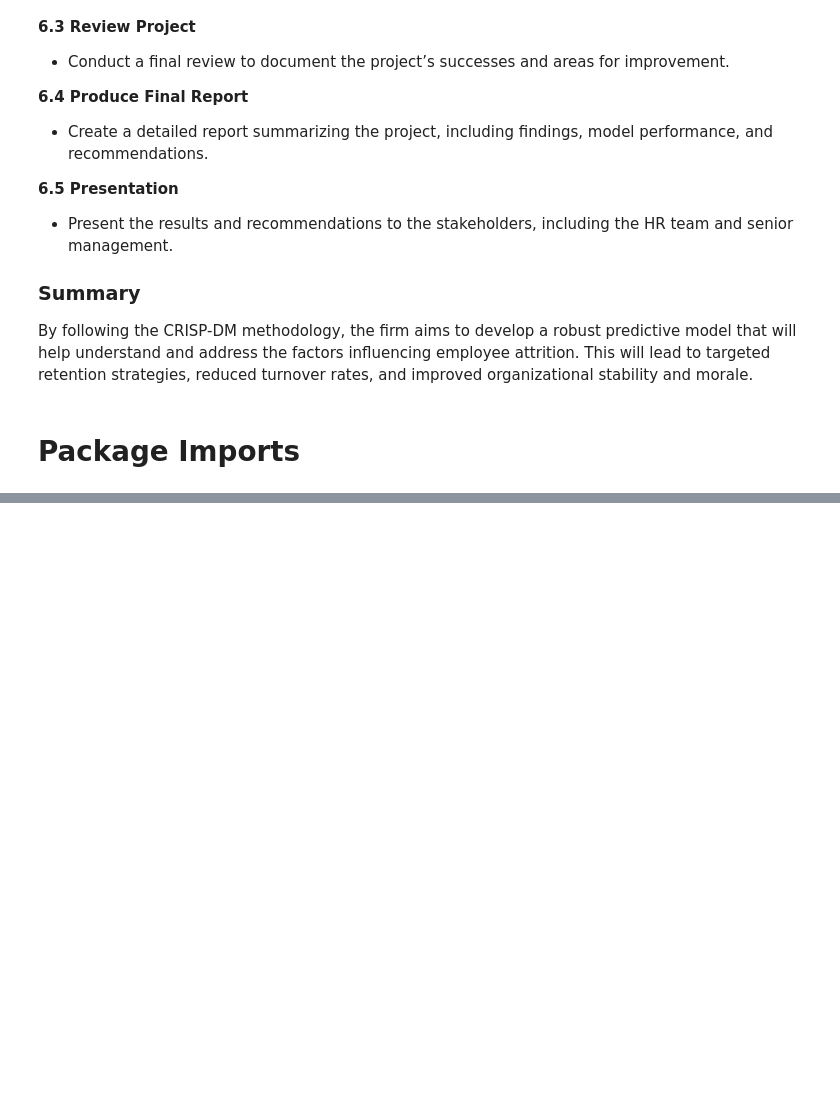
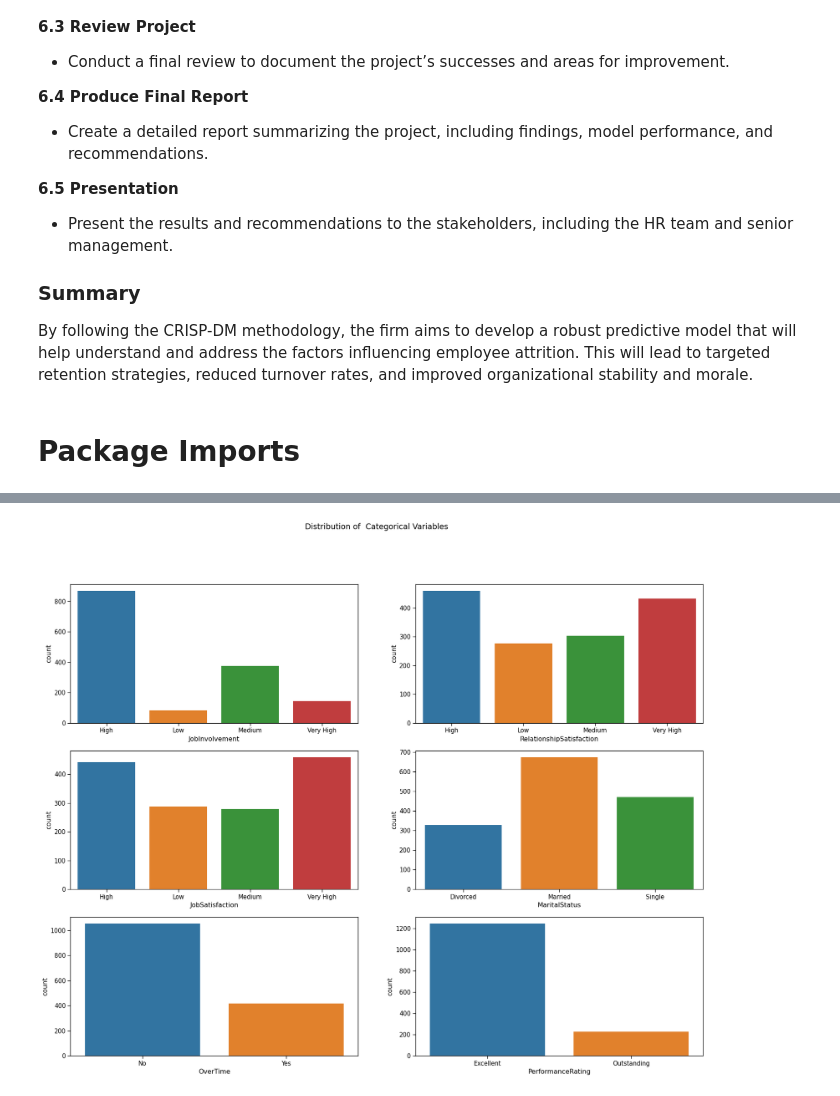
Before and after one commit to sumaila-ali/employee-attrition, a Jupyter notebook: Employeer Attrition.ipynb, the cells around one changed output, grey strips where cells are left out. Cells and saved outputs as stored; diff of their text form; code cells hidden in the pictures; blank space fills up the shorter version.

```diff
--- a/Employeer Attrition.ipynb
+++ b/Employeer Attrition.ipynb
@@ -180,0 +455,15 @@ ModuleNotFoundError: No module named 'pandas'
+# %%
+fig, axes = plt.subplots(3, 2, figsize=(20, 15), facecolor='white')
+fig.suptitle('Distribution of  Categorical Variables')
+
+ax = sns.countplot(x="JobInvolvement", data=df, palette=['#1F77B4', '#FF7F0E', '#2CA02C', '#D62728'],hue = "JobInvolvement", ax=axes[0, 0])
+ax1 = sns.countplot(x="RelationshipSatisfaction", data=df, palette=['#1F77B4', '#FF7F0E', '#2CA02C', '#D62728'],hue = "RelationshipSatisfaction", ax=axes[0, 1])
+ax2 = sns.countplot(x="JobSatisfaction", data=df, palette=['#1F77B4', '#FF7F0E', '#2CA02C', '#D62728'],hue = "JobSatisfaction", ax=axes[1, 0])
+ax3 = sns.countplot(x="MaritalStatus", data=df, palette=['#1F77B4', '#FF7F0E', '#2CA02C'],hue = "MaritalStatus", ax=axes[1, 1])
+ax4 = sns.countplot(x="OverTime", data=df, palette=['#1F77B4', '#FF7F0E'],hue = "OverTime", ax=axes[2, 0])
+ax5 = sns.countplot(x="PerformanceRating", data=df, palette=['#1F77B4', '#FF7F0E'],hue = "PerformanceRating", ax=axes[2, 1])
+image_file = 'figure 1.3.png'
+save_path = f'{image_file}'
+plt.savefig(save_path)
+# %% [output]
+[figure, added]
```
Also changed, not shown: parts of 22 cells of this notebook.
